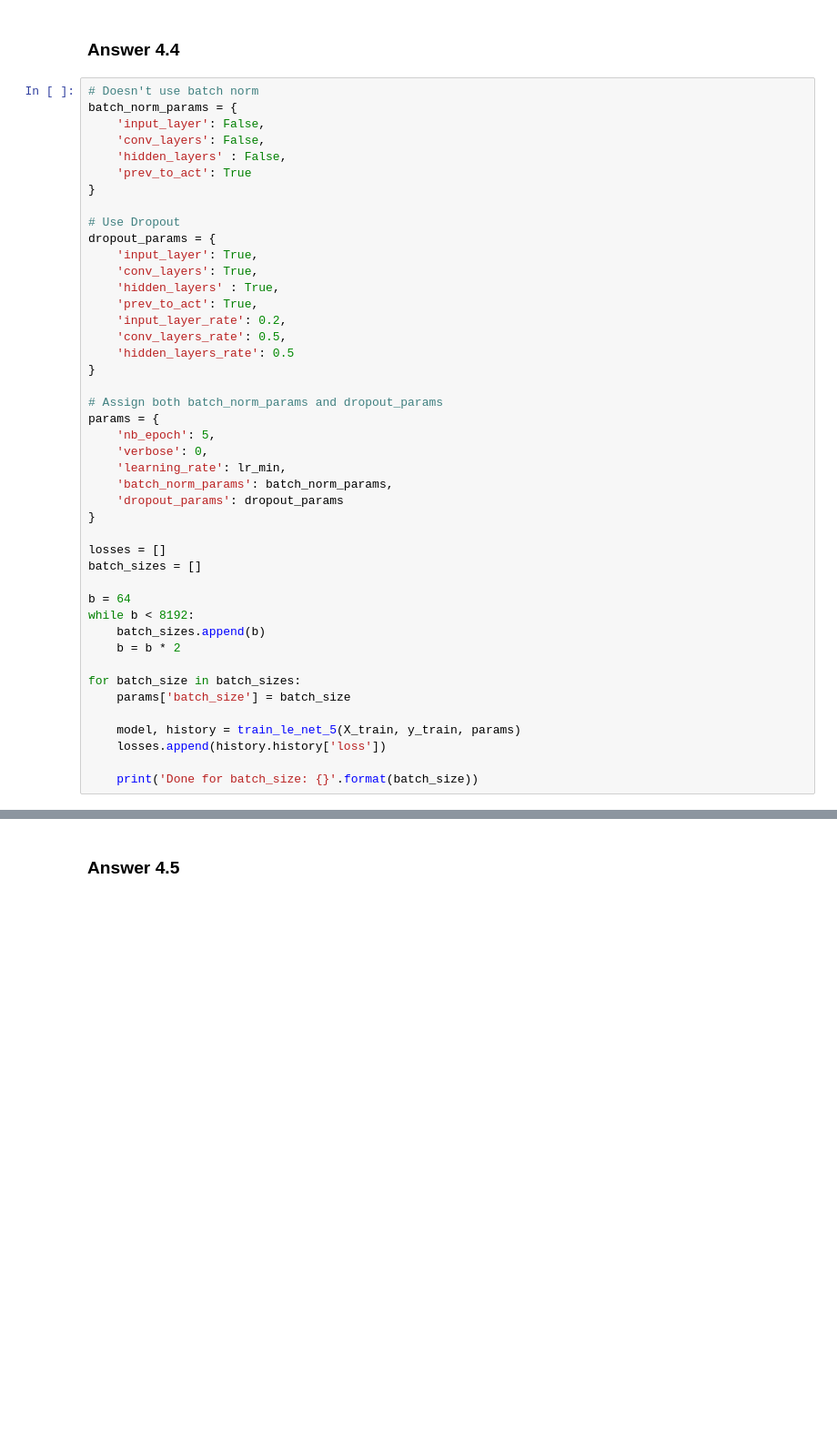
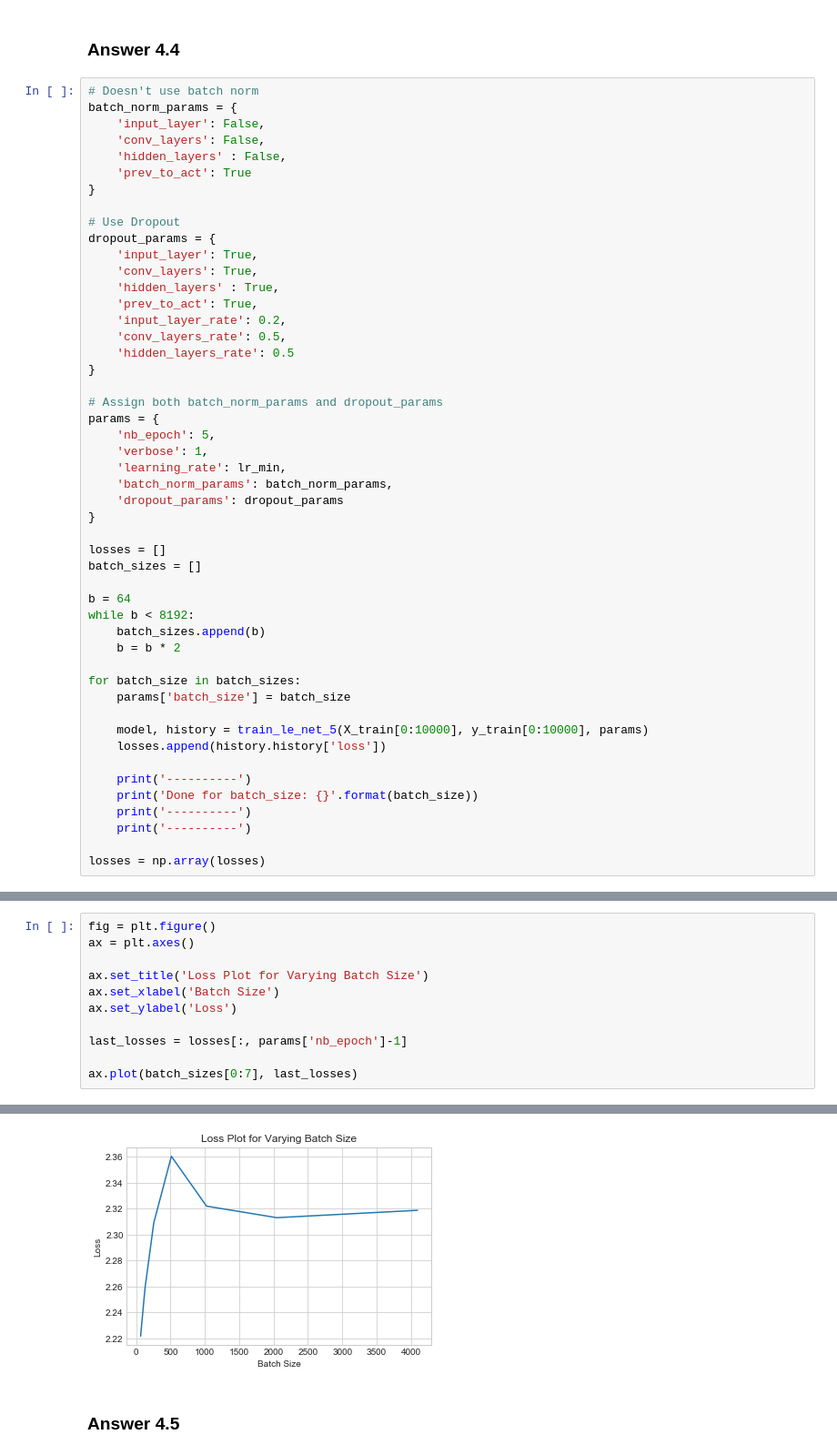
Before and after one commit to geraldzakwan/pract_dl_Fall_2020, a Jupyter notebook: Assignments/HW2/COMS6998_HW2_gd2551_Geraldi Dzakwan-Copy1.ipynb, the cells around one changed output, grey strips where cells are left out. Shown: that part at 91% size. Saved outputs shown, nothing was run; the diff lists cells and outputs as text; blank space fills up the shorter version.

```diff
--- a/Assignments/HW2/COMS6998_HW2_gd2551_Geraldi Dzakwan-Copy1.ipynb
+++ b/Assignments/HW2/COMS6998_HW2_gd2551_Geraldi Dzakwan-Copy1.ipynb
@@ -1545,7 +1588,7 @@ dropout_params = {
 # Assign both batch_norm_params and dropout_params
 params = {
     'nb_epoch': 5,
-    'verbose': 0,
+    'verbose': 1,
     'learning_rate': lr_min,
     'batch_norm_params': batch_norm_params,
     'dropout_params': dropout_params
@@ -1562,7 +1605,12 @@ while b < 8192:
 for batch_size in batch_sizes:
     params['batch_size'] = batch_size
 
-    model, history = train_le_net_5(X_train, y_train, params)
+    model, history = train_le_net_5(X_train[0:10000], y_train[0:10000], params)
     losses.append(history.history['loss'])
 
+    print('----------')
     print('Done for batch_size: {}'.format(batch_size))
+    print('----------')
+    print('----------')
+
+losses = np.array(losses)
@@ -1576,0 +1635,12 @@ ax.plot(np.arange(-9, 2, 1), avg_losses)
+# %%
+fig = plt.figure()
+ax = plt.axes()
+
+ax.set_title('Loss Plot for Varying Batch Size')
+ax.set_xlabel('Batch Size')
+ax.set_ylabel('Loss')
+
+last_losses = losses[:, params['nb_epoch']-1]
+
+ax.plot(batch_sizes[0:7], last_losses)
+# %% [output]
@@ -1577,2 +1648,3 @@ ax.plot(np.arange(-9, 2, 1), avg_losses)
+[figure, added]
 # %% [markdown]
 ### Answer 4.5
```
Also changed, not shown: parts of 16 cells of this notebook, 4 other files.
